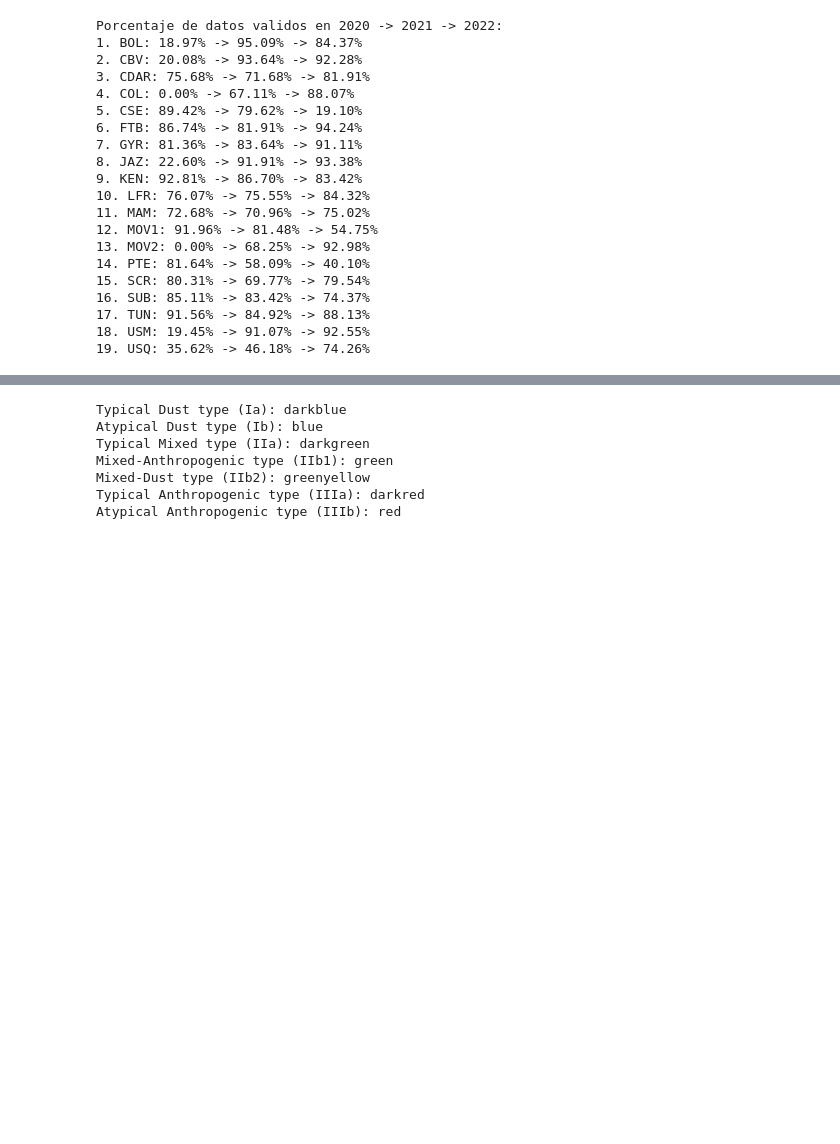
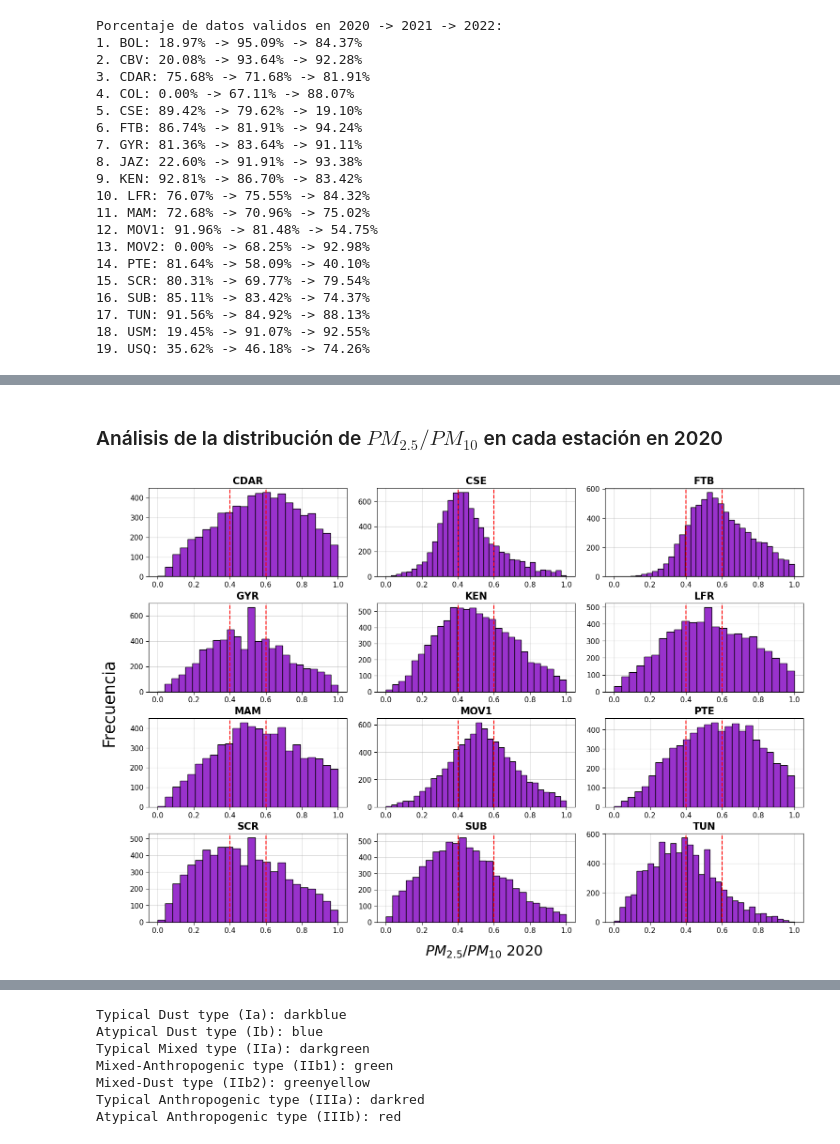
Before and after one commit to XaxaSM/PM-Distribution-Project, a Jupyter notebook: code/ratio_clasification.ipynb, the cells around one changed output, grey strips where cells are left out. Saved outputs shown, nothing was run; the diff lists cells and outputs as text; code cells hidden in the pictures; blank space fills up the shorter version.

```diff
--- a/code/ratio_clasification.ipynb
+++ b/code/ratio_clasification.ipynb
@@ -107,7 +108,3 @@ Porcentaje de datos validos en 2020 -> 2021 -> 2022:
 17. TUN: 91.56% -> 84.92% -> 88.13%
 18. USM: 19.45% -> 91.07% -> 92.55%
 19. USQ: 35.62% -> 46.18% -> 74.26%
-# %%
-print()
-for i, estacion in enumerate(estaciones):
-    print(f"{i+1}. {estacion}: {((porcentaje_datos_2022[estacion]*100+ porcentaje_datos_2021[estacion]*100 +porcentaje_datos_2020[estacion]*100)/3):.2f}%")
@@ -133,0 +113,12 @@ for i, estacion in enumerate(estaciones):
+# %%
+# en cada grupo de datos por año, eliminamos las estaciones con menos del 70% de datos validos
+estaciones_2020 = [i for i in estaciones if porcentaje_datos_2020[i] >= 0.7]
+datos_2020 = {i: datos_2020[i] for i in estaciones_2020}
+estaciones_2021 = [i for i in estaciones if porcentaje_datos_2021[i] >= 0.7]
+datos_2021 = {i: datos_2021[i] for i in estaciones_2021}
+estaciones_2022 = [i for i in estaciones if porcentaje_datos_2022[i] >= 0.7]
+datos_2022 = {i: datos_2022[i] for i in estaciones_2022}
+
+# imprimimos la cantidad de estaciones en cada año
+print("\nCantidad de estaciones en 2020 -> 2021 -> 2022:")
+print(f"{len(estaciones_2020)} -> {len(estaciones_2021)} -> {len(estaciones_2022)}")
@@ -134,4 +130,12 @@ for i, estacion in enumerate(estaciones):
 # %%
 print("Estaciones con más del 70% de datos validos:")
-for i, estacion in enumerate(estaciones):
-    print(f"{i+1}. {estacion} - {porcentaje_datos[estacion]*100:.2f}%")
+for i, estacion in enumerate(estaciones_2020):
+    print(f"{i+1}. {estacion} - {porcentaje_datos_2020[estacion]*100:.2f}%")
+
+print("\nEstaciones con más del 70% de datos validos:")
+for i, estacion in enumerate(estaciones_2021):
+    print(f"{i+1}. {estacion} - {porcentaje_datos_2021[estacion]*100:.2f}%")
+
+print("\nEstaciones con más del 70% de datos validos:")
+for i, estacion in enumerate(estaciones_2022):
+    print(f"{i+1}. {estacion} - {porcentaje_datos_2022[estacion]*100:.2f}%")
@@ -338,0 +343,7 @@ plt.show()
+# %% [markdown]
+### Análisis de la distribución de $PM_{2.5}/PM_{10}$ en cada estación en 2020
+# %%
+# graficamos los histogramas de los datos de 2020
+graficar_histogramas(datos_2020, estaciones_2020, 2020)
+# %% [output]
+[figure, added]
```
Also changed, not shown: parts of 35 cells of this notebook, 5 other files.
